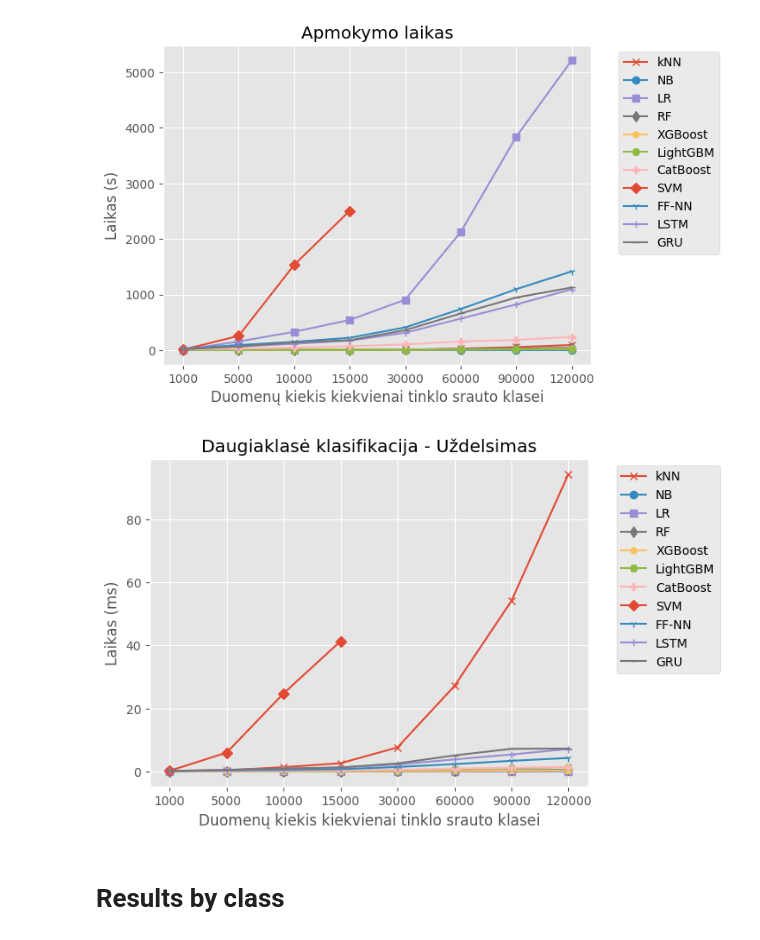
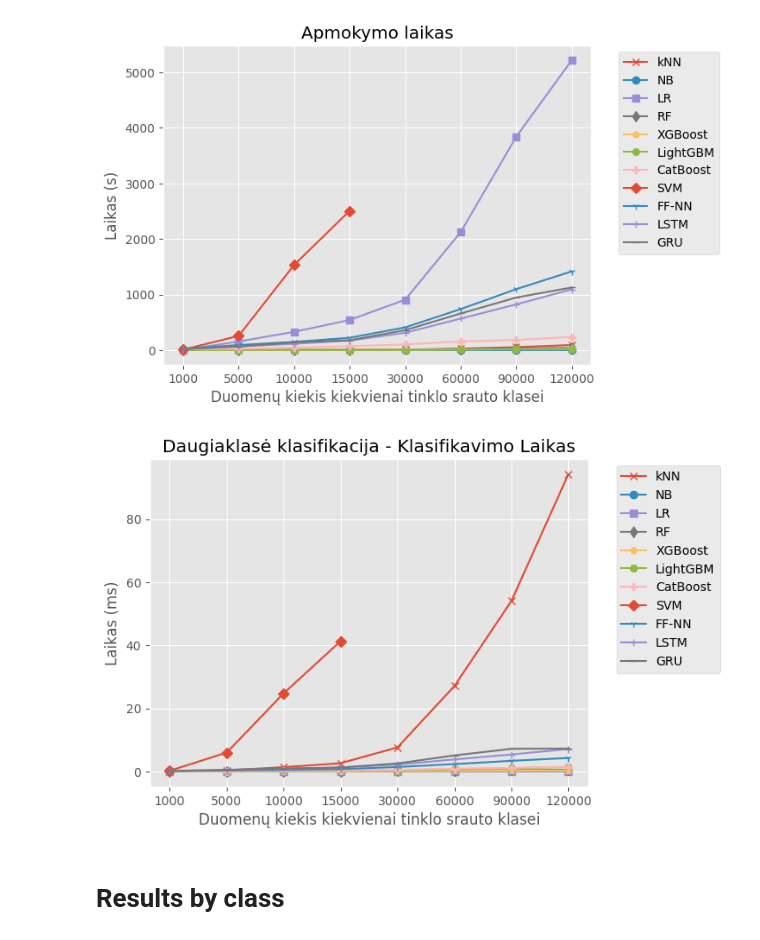
Before and after one commit to KostasEreksonas/Magistrinis, a Jupyter notebook: Time_series.ipynb, the cells around one changed output. Cells and saved outputs as stored; diff of their text form; code cells hidden in the pictures.

Commit message:
Updated graphs

```diff
--- a/Time_series.ipynb
+++ b/Time_series.ipynb
@@ -33,10 +33,10 @@ def plot_time_series(metric, name):
     ax.set_xlabel("Duomenų kiekis kiekvienai tinklo srauto klasei")
     if name == "Apmokymo laikas":
         y_label = "Laikas (s)"
-    elif name == "Daugiaklasė klasifikacija - Uždelsimas":
+    elif name == "Daugiaklasė klasifikacija - Klasifikavimo Laikas":
         y_label = "Laikas (ms)"
     else:
-        y_label = "Vertė"
+        y_label = "F1 įvertis"
     ax.set_ylabel(y_label)
     ax.legend(bbox_to_anchor=(1.05, 1))
     plt.savefig(f"images/results/time_graphs/{name}", bbox_inches='tight')
@@ -303,9 +303,9 @@ plot_time_series(mc_time, "Apmokymo laikas")
 # %% [output]
 [figure]
 # %%
-plot_time_series(mc_latency, "Daugiaklasė klasifikacija - Uždelsimas")
+plot_time_series(mc_latency, "Daugiaklasė klasifikacija - Klasifikavimo Laikas")
 # %% [output]
-[figure, old version]
+[figure, new version]
 # %% [markdown]
 # Results by class
 # %% [markdown]
```
Also changed, not shown: parts of 28 cells of this notebook.
